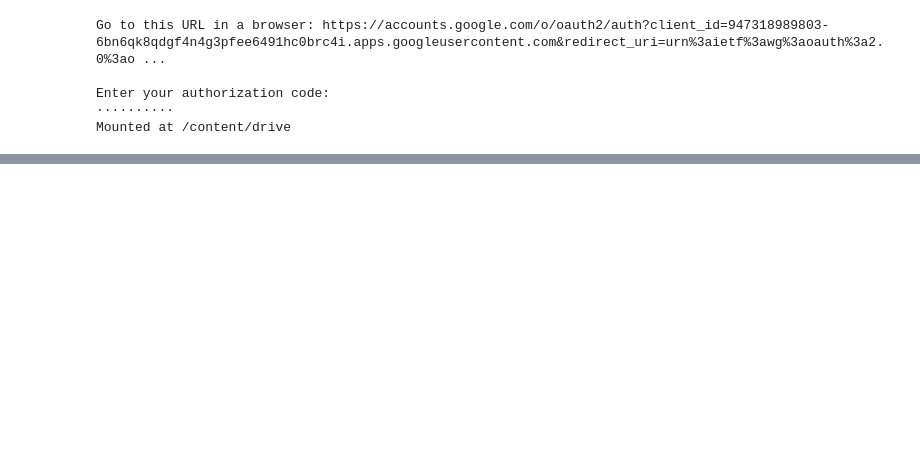
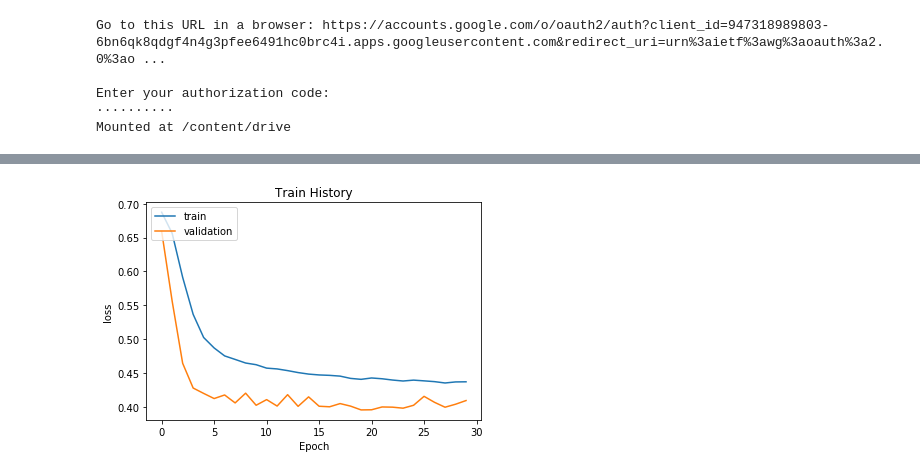
Before and after one commit to liuyuelintop/Keras_Taianic, a Jupyter notebook: Keras_Taianic_MLP.ipynb, the cells around one changed output, grey strips where cells are left out. Cells and saved outputs as stored; diff of their text form; code cells hidden in the pictures; blank space fills up the shorter version.

```diff
--- a/Keras_Taianic_MLP.ipynb
+++ b/Keras_Taianic_MLP.ipynb
@@ -65,0 +94,4 @@ NameError: ignored
+# %%
+show_train_history(train_history,'loss','val_loss')
+# %% [output]
+[figure, added]
```
Also changed, not shown: parts of 13 cells of this notebook, 1 other file.
